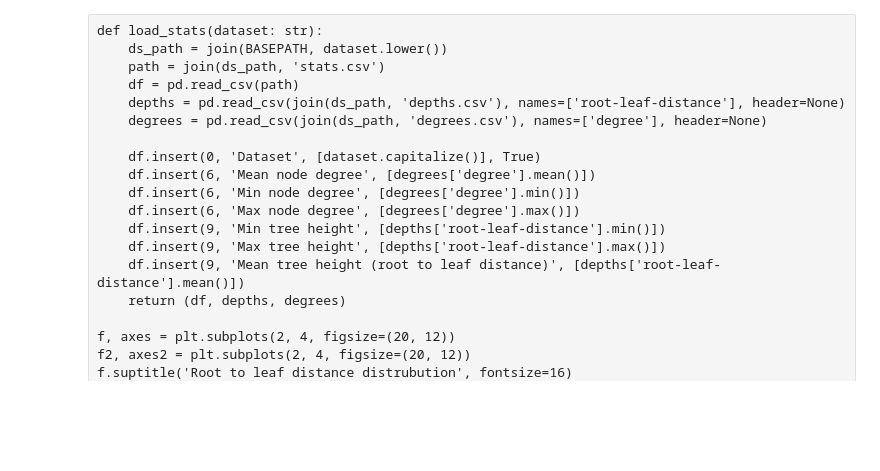
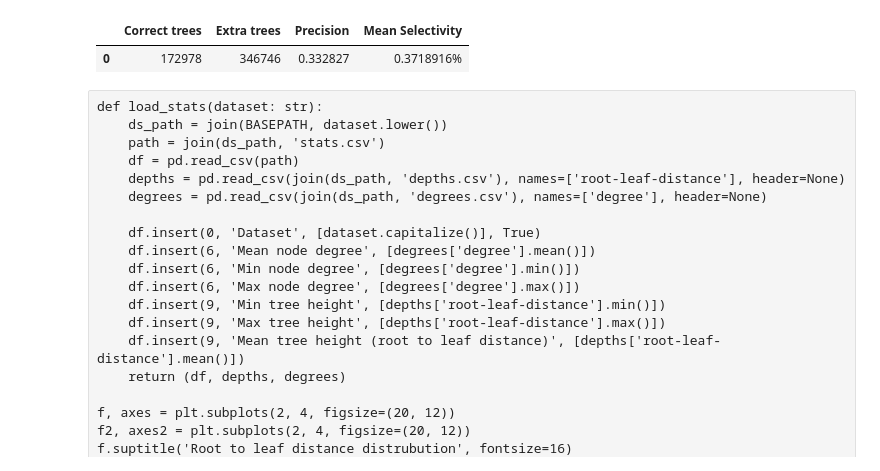
Before and after one commit to LukMRVC/tree-statistics, a Jupyter notebook: TED-viz.ipynb, the cells around one changed output. Drawn from its saved outputs; the diff is of its cells as text; code cells hidden in the pictures; blank space fills up the shorter version.

```diff
--- a/TED-viz.ipynb
+++ b/TED-viz.ipynb
@@ -93,3 +74,8 @@ for ds, t in tested_values:
+# %%
+dataframes['sentiment']['lblint'][1]
+# %% [output]
+|  | Correct trees | Extra trees | Precision | Mean Selectivity |
+| 0 | 172978 | 346746 | 0.332827 | 0.3718916% |
 # %% [raw]
 def load_stats(dataset: str):
     ds_path = join(BASEPATH, dataset.lower())
```
Also changed, not shown: parts of 9 cells of this notebook, 7 other files.
